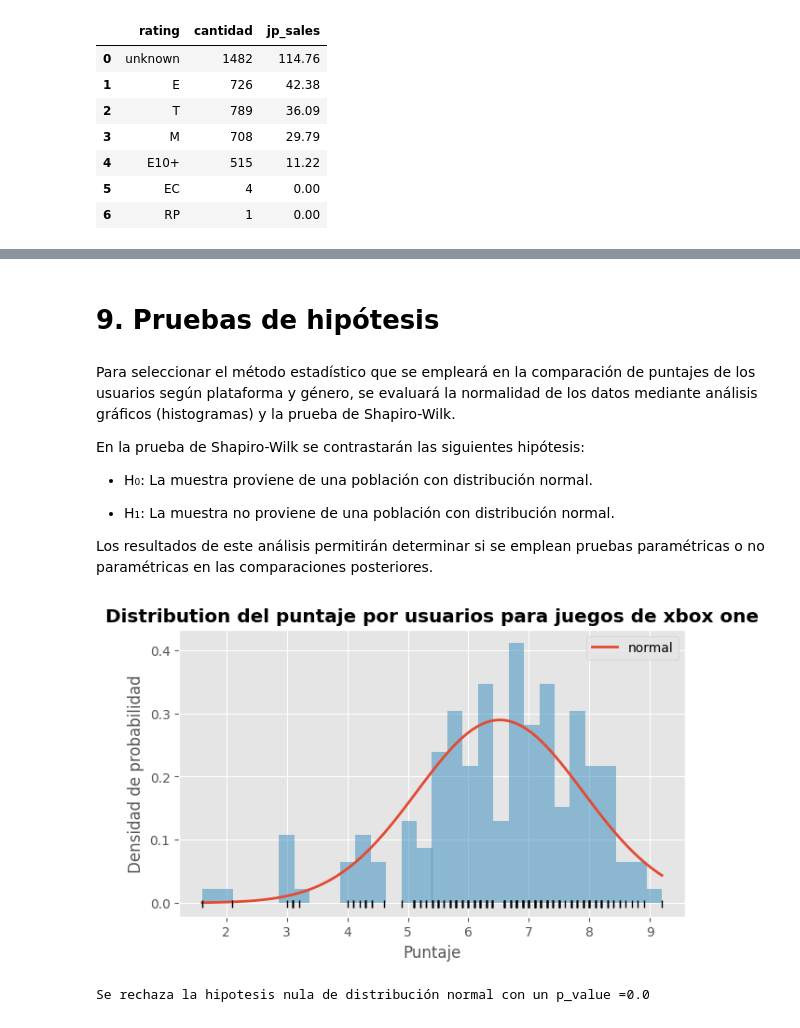
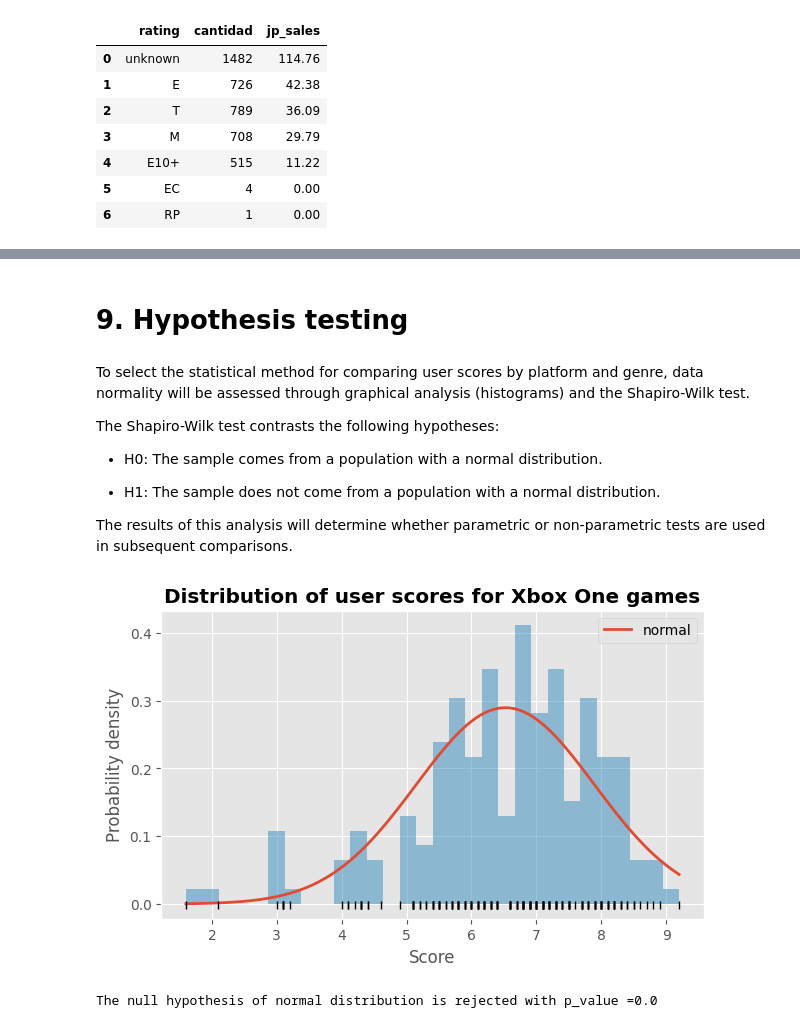
Before and after one commit to Juanhv24/ICE-Video-Game-Store-Data-Analysis-Project-, a Jupyter notebook: notebooks/ICE_EDA.ipynb, the cells around one changed output, grey strips where cells are left out. Saved outputs shown, nothing was run; the diff lists cells and outputs as text; code cells hidden in the pictures.

```diff
--- a/notebooks/ICE_EDA.ipynb
+++ b/notebooks/ICE_EDA.ipynb
@@ -15,9 +15,10 @@ warnings.filterwarnings ("ignore")
 # 2. Dataset
 # %%
 games = pd.read_csv (r"C:\Users\juand\OneDrive\Escritorio\TripleTen\Project 6\games.csv")
-# Estandarización títulos
+# Standardization of titles
 new_title = []
 for title in games.columns:
     new_title.append (title.lower())
 games.columns = new_title
+games = games[~((games["platform"] == "DS") & (games["year_of_release"] < 2004))]
 # %% [markdown]
@@ -953,39 +953,39 @@ JP: la clasificación ESRB casi no influye, pues predominan los juegos sin clasi
 # %% [markdown]
-# 9. Pruebas de hipótesis
+# 9. Hypothesis testing
 # %% [markdown]
-Para seleccionar el método estadístico que se empleará en la comparación de puntajes de los usuarios según plataforma y género, se evaluará la normalidad de los datos mediante análisis gráficos (histogramas) y la prueba de Shapiro-Wilk.
+To select the statistical method for comparing user scores by platform and genre, data normality will be assessed through graphical analysis (histograms) and the Shapiro-Wilk test.
 
-En la prueba de Shapiro-Wilk se contrastarán las siguientes hipótesis:
+The Shapiro-Wilk test contrasts the following hypotheses:
 
-- H₀: La muestra proviene de una población con distribución normal.
+- H0: The sample comes from a population with a normal distribution.
 
-- H₁: La muestra no proviene de una población con distribución normal.
+- H1: The sample does not come from a population with a normal distribution.
 
-Los resultados de este análisis permitirán determinar si se emplean pruebas paramétricas o no paramétricas en las comparaciones posteriores.
+The results of this analysis will determine whether parametric or non-parametric tests are used in subsequent comparisons.
 # %%
 xbox_one = data.query ("platform == 'XOne'")
 xbox_rating = xbox_one ["user_score"].dropna ()
 # %%
 mu, sigma = st.norm.fit (xbox_rating)
 
 x_hat = np.linspace (min(xbox_rating), max (xbox_rating), num=100)
 y_hat = st.norm.pdf (x_hat, mu, sigma)
 
 fig, ax = plt.subplots (figsize = (7,4))
 plt.plot (x_hat, y_hat, linewidth = 2, label = "normal")
 plt.hist (x = xbox_rating, density=True, bins = 30, alpha = 0.5)
 plt.plot (xbox_rating, np.full_like (xbox_rating, -0.001), "|k", markeredgewidth = 1)
-plt.title ("Distribution del puntaje por usuarios para juegos de xbox one", fontdict={"weight": "bold"})
-plt.xlabel ("Puntaje")
-plt.ylabel ("Densidad de probabilidad")
+plt.title ("Distribution of user scores for Xbox One games", fontdict={"weight": "bold"})
+plt.xlabel ("Score")
+plt.ylabel ("Probability density")
 plt.legend ();
 # %% [output]
-[figure, old version]
+[figure, new version]
 # %%
 stat, p_value =  st.shapiro (xbox_rating)
-print (f"Se rechaza la hipotesis nula de distribución normal con un p_value ={round (p_value, 4)}")
+print (f"The null hypothesis of normal distribution is rejected with p_value ={round (p_value, 4)}")
 # %% [output]
-Se rechaza la hipotesis nula de distribución normal con un p_value =0.0
+The null hypothesis of normal distribution is rejected with p_value =0.0
 # %%
 pc = data.query ("platform == 'PC'")
 pc_rating = pc["user_score"].dropna ()
```
Also changed, not shown: parts of 78 cells of this notebook.
